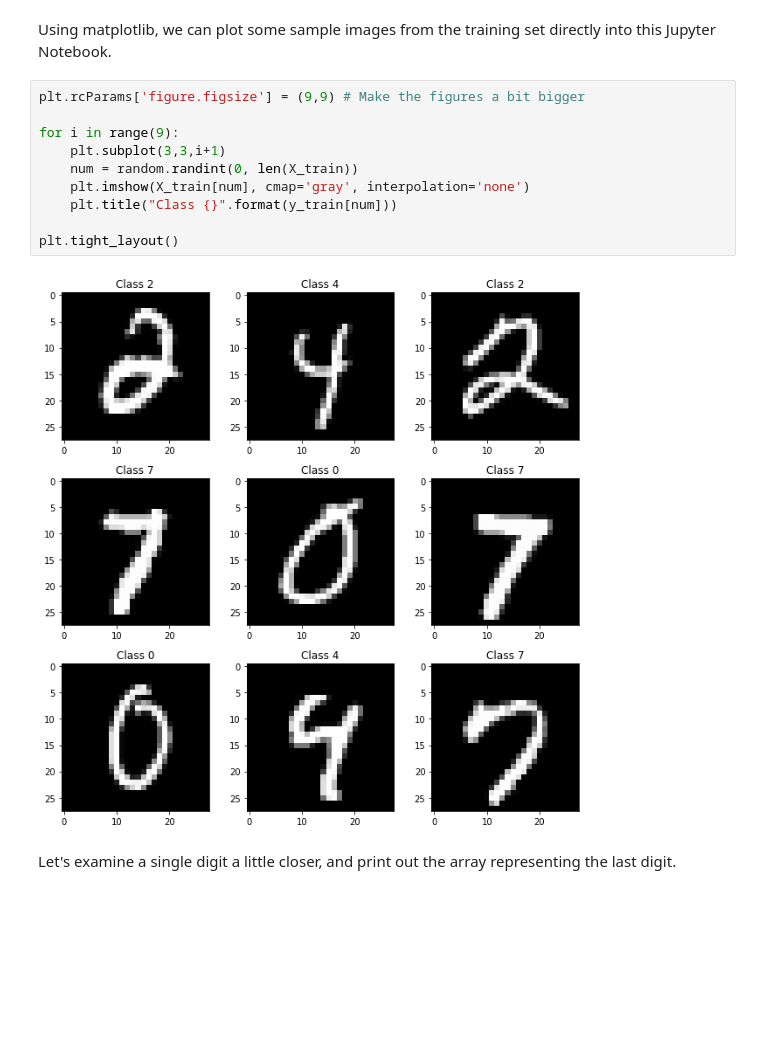
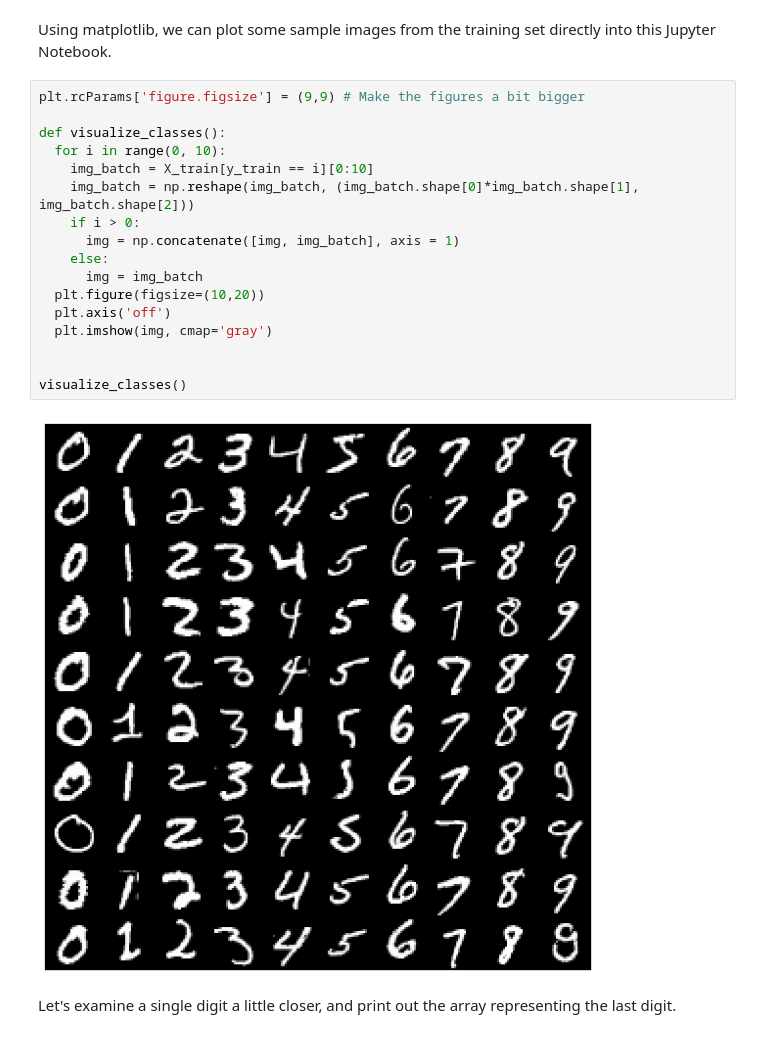
Before and after one commit to wut-mpg/keras-mnist-tutorial, a Jupyter notebook: ISR_ MNIST in Keras.ipynb, the cells around one changed output. Cells and saved outputs as stored; diff of their text form; blank space fills up the shorter version.

```diff
--- a/ISR_ MNIST in Keras.ipynb
+++ b/ISR_ MNIST in Keras.ipynb
@@ -52,18 +46,25 @@ X_test shape (10000, 28, 28)
 y_test shape (10000,)
 # %% [markdown]
 Using matplotlib, we can plot some sample images from the training set directly into this Jupyter Notebook.
-# %%
-plt.rcParams['figure.figsize'] = (9,9) # Make the figures a bit bigger
-
-for i in range(9):
-    plt.subplot(3,3,i+1)
-    num = random.randint(0, len(X_train))
-    plt.imshow(X_train[num], cmap='gray', interpolation='none')
-    plt.title("Class {}".format(y_train[num]))
-
-plt.tight_layout()
-# %% [output]
-[figure, removed]
+# %%
+plt.rcParams['figure.figsize'] = (9,9) # Make the figures a bit bigger
+
+def visualize_classes():
+  for i in range(0, 10):
+    img_batch = X_train[y_train == i][0:10]
+    img_batch = np.reshape(img_batch, (img_batch.shape[0]*img_batch.shape[1], img_batch.shape[2]))
+    if i > 0:
+      img = np.concatenate([img, img_batch], axis = 1)
+    else:
+      img = img_batch
+  plt.figure(figsize=(10,20))
+  plt.axis('off')
+  plt.imshow(img, cmap='gray')
+
+
+visualize_classes()
+# %% [output]
+[figure, added]
 # %% [markdown]
 Let's examine a single digit a little closer, and print out the array representing the last digit.
 # %%
```
Also changed, not shown: parts of 18 cells of this notebook.
